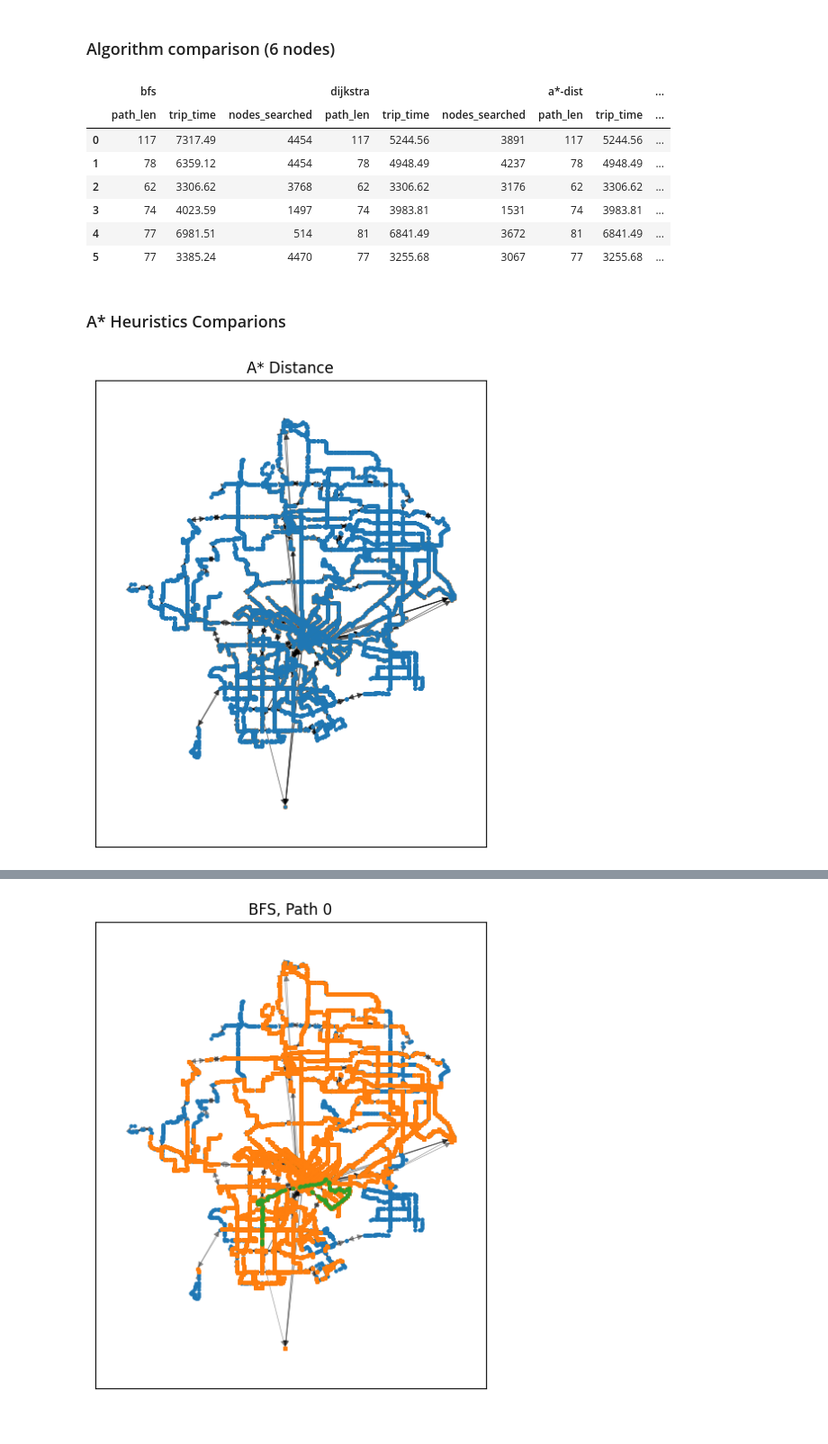
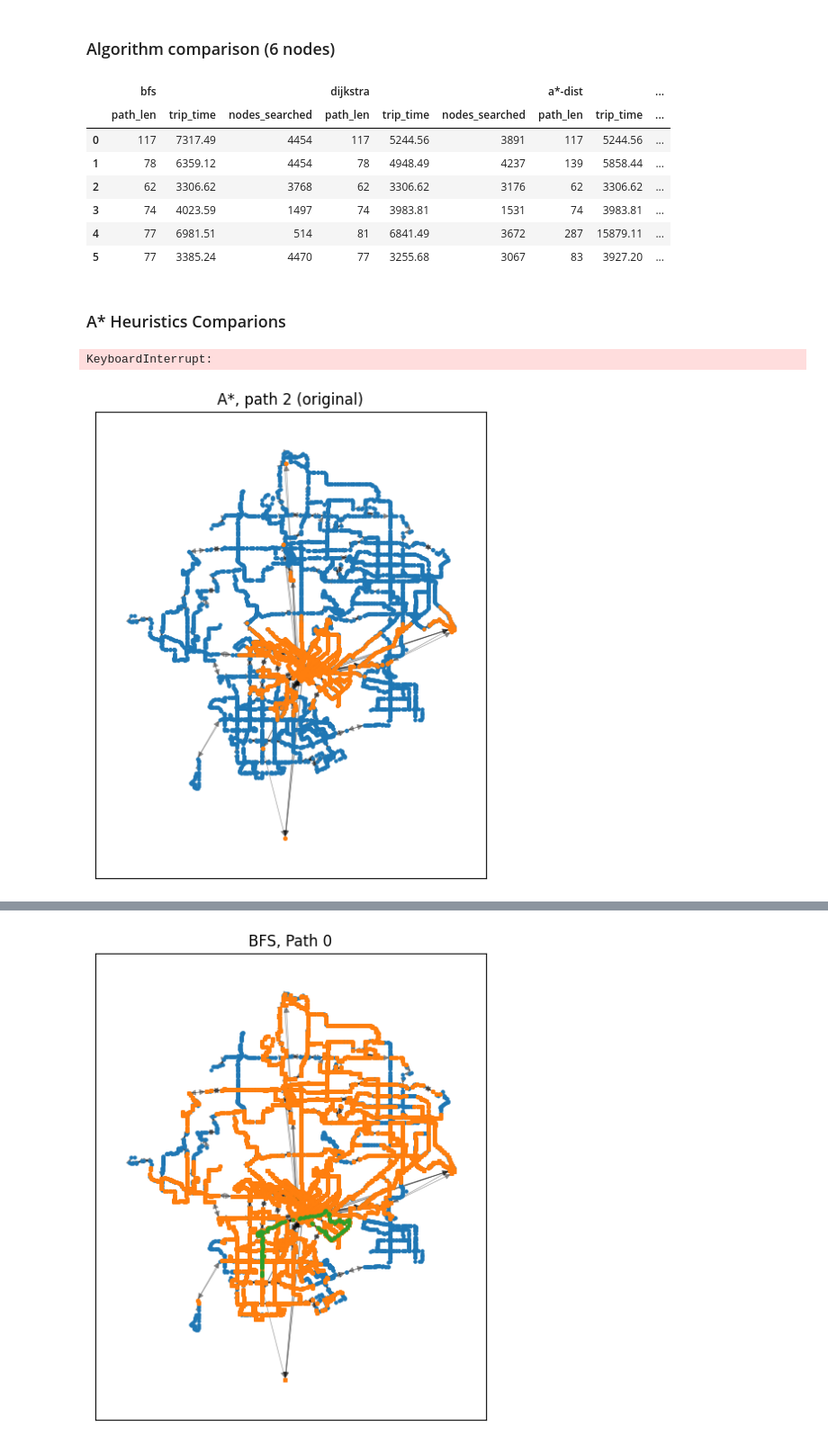
Before and after one commit to Antyos/DCNS-S23-Project, a Jupyter notebook: dart_graph.ipynb, the cells around one changed output, grey strips where cells are left out. Shown at 90% size. Cells and saved outputs as stored; diff of their text form; code cells hidden in the pictures.

Commit message:
Plot lots of graphs (A*)

```diff
--- a/dart_graph.ipynb
+++ b/dart_graph.ipynb
@@ -91,8 +91,9 @@ fig.savefig("images/components.svg")
 G2_time = G_time.__class__(G_time.subgraph(max(nx.strongly_connected_components(G_time), key=len)))
 G2_freq = G_freq.__class__(G_freq.subgraph(max(nx.strongly_connected_components(G_freq), key=len)))
 # %%
-G3_time = with_close_edges(G2_time, 0.0007, weight=20)
-G3_freq = with_close_edges(G2_freq, 0.0007, weight=1000)
+close_edge_threshold = 0.00085
+G3_time = with_close_edges(G2_time, close_edge_threshold, weight=20)
+G3_freq = with_close_edges(G2_freq, close_edge_threshold, weight=1000)
 # %%
 from matplotlib import patches
 from dcns.graph_utils import crop_graph
@@ -227,7 +229,7 @@ from dcns.pathfinding import bfs, dijkstra, astar_dist
 algorithms = {
     "bfs": bfs,
     "dijkstra": dijkstra,
-    "a*-dist": partial(astar_dist, node_pos=pos),
+    "a*-dist": partial(astar_dist, node_pos=pos, dist_func=lambda x: x*1e5),
 }
 
 pd.concat(
@@ -244,28 +246,42 @@ pd.concat(
 |  | bfs |  |  | dijkstra |  |  | a*-dist |  | ... |
 |  | path_len | trip_time | nodes_searched | path_len | trip_time | nodes_searched | path_len | trip_time | ... |
 | 0 | 117 | 7317.49 | 4454 | 117 | 5244.56 | 3891 | 117 | 5244.56 | ... |
-| 1 | 78 | 6359.12 | 4454 | 78 | 4948.49 | 4237 | 78 | 4948.49 | ... |
+| 1 | 78 | 6359.12 | 4454 | 78 | 4948.49 | 4237 | 139 | 5858.44 | ... |
 | 2 | 62 | 3306.62 | 3768 | 62 | 3306.62 | 3176 | 62 | 3306.62 | ... |
 | 3 | 74 | 4023.59 | 1497 | 74 | 3983.81 | 1531 | 74 | 3983.81 | ... |
-| 4 | 77 | 6981.51 | 514 | 81 | 6841.49 | 3672 | 81 | 6841.49 | ... |
-| 5 | 77 | 3385.24 | 4470 | 77 | 3255.68 | 3067 | 77 | 3255.68 | ... |
+| 4 | 77 | 6981.51 | 514 | 81 | 6841.49 | 3672 | 287 | 15879.11 | ... |
+| 5 | 77 | 3385.24 | 4470 | 77 | 3255.68 | 3067 | 83 | 3927.20 | ... |
 # %% [markdown]
 ### A* Heuristics Comparions
 # %%
 anim = plot_pathfinding(
     G2_time,
     astar_dist_search,
     goals[2][0],
     goals[2][1],
     min_edge_length=0.007,
     sample_steps=(200, 10),
-    title="A* Distance",
+    title="A*, path 2 (original)",
     style=style,
 )
 
-anim.save("./images/astar_dist2.gif", writer="pillow", fps=10)
+anim.save("./images/astar_dist2_orig.gif", writer="pillow", fps=10)
+
+anim = plot_pathfinding(
+    G3_time,
+    astar_dist_search,
+    goals[2][0],
+    goals[2][1],
+    min_edge_length=0.007,
+    sample_steps=(200, 10),
+    title="A*, path 2 (close edges)",
+    style=style,
+)
+
+anim.save("./images/astar_dist2_ce.gif", writer="pillow", fps=10)
 # %% [output]
+KeyboardInterrupt:
-[figure, old version]
+[figure, new version]
 # %%
 HTML(anim.to_jshtml())
 # %% [output]
```
Also changed, not shown: parts of 2 cells of this notebook, 15 other files.
